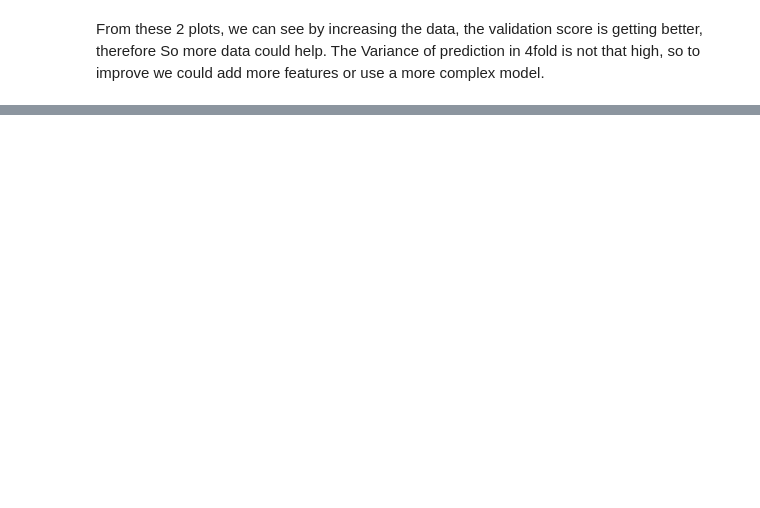
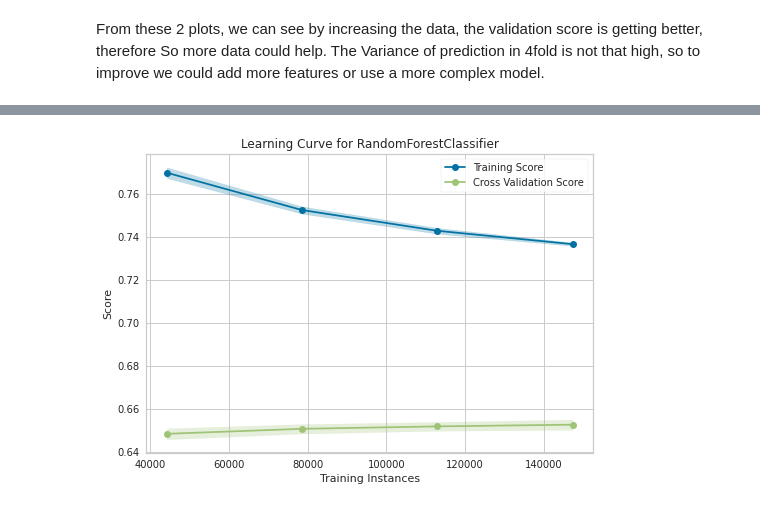
Before and after one commit to hadi-gharibi/oreh_yreviled, a Jupyter notebook: notebooks/03-modeling.ipynb, the cells around one changed output, grey strips where cells are left out. Cells and saved outputs as stored; diff of their text form; code cells hidden in the pictures; blank space fills up the shorter version.

```diff
--- a/notebooks/03-modeling.ipynb
+++ b/notebooks/03-modeling.ipynb
@@ -98,0 +133,7 @@ From these 2 plots, we can see by increasing the data, the validation score is g
+# %%
+rf_model = RandomForestClassifier(random_state=SEED, max_depth=15, min_samples_leaf=6)
+# %%
+%%time
+lc_plot(rf_model, rf_data, n_jobs=2)
+# %% [output]
+[figure, added]
```
Also changed, not shown: parts of 13 cells of this notebook.
